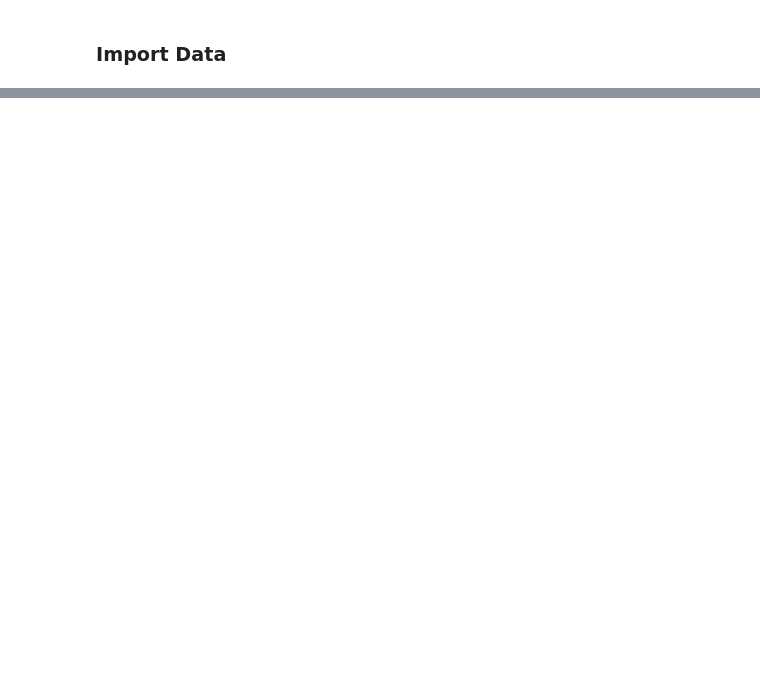
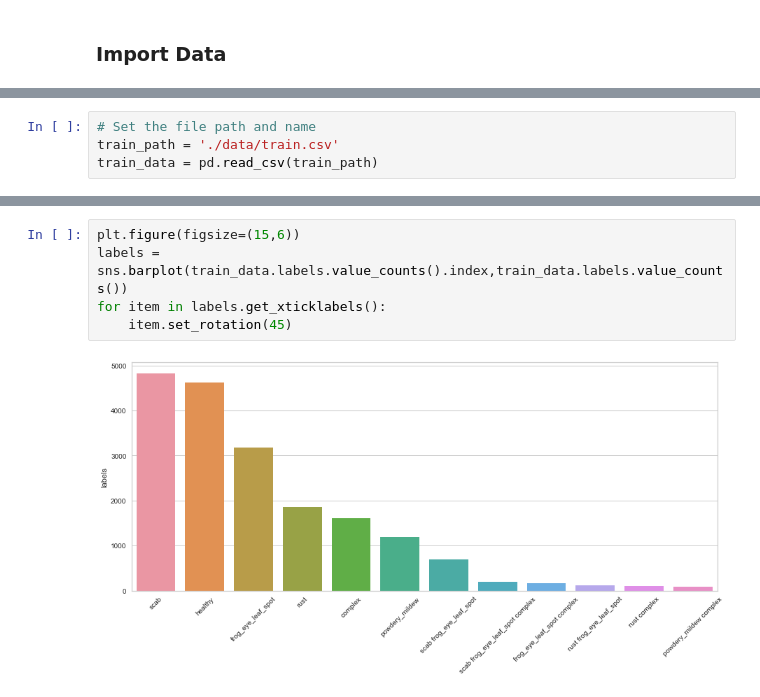
Before and after one commit to PeterStos/Plant-Pathology, a Jupyter notebook: Plant-Pathology.ipynb, the cells around one changed output, grey strips where cells are left out. Cells and saved outputs as stored; diff of their text form; blank space fills up the shorter version.

```diff
--- a/Plant-Pathology.ipynb
+++ b/Plant-Pathology.ipynb
@@ -10,0 +165,4 @@
+# %%
+# Set the file path and name
+train_path = './data/train.csv'
+train_data = pd.read_csv(train_path)
@@ -10,0 +215,7 @@
+# %%
+plt.figure(figsize=(15,6))
+labels = sns.barplot(train_data.labels.value_counts().index,train_data.labels.value_counts())
+for item in labels.get_xticklabels():
+    item.set_rotation(45)
+# %% [output]
+[figure, added]
```
Also changed, not shown: parts of 14 cells of this notebook, 1 other file.
